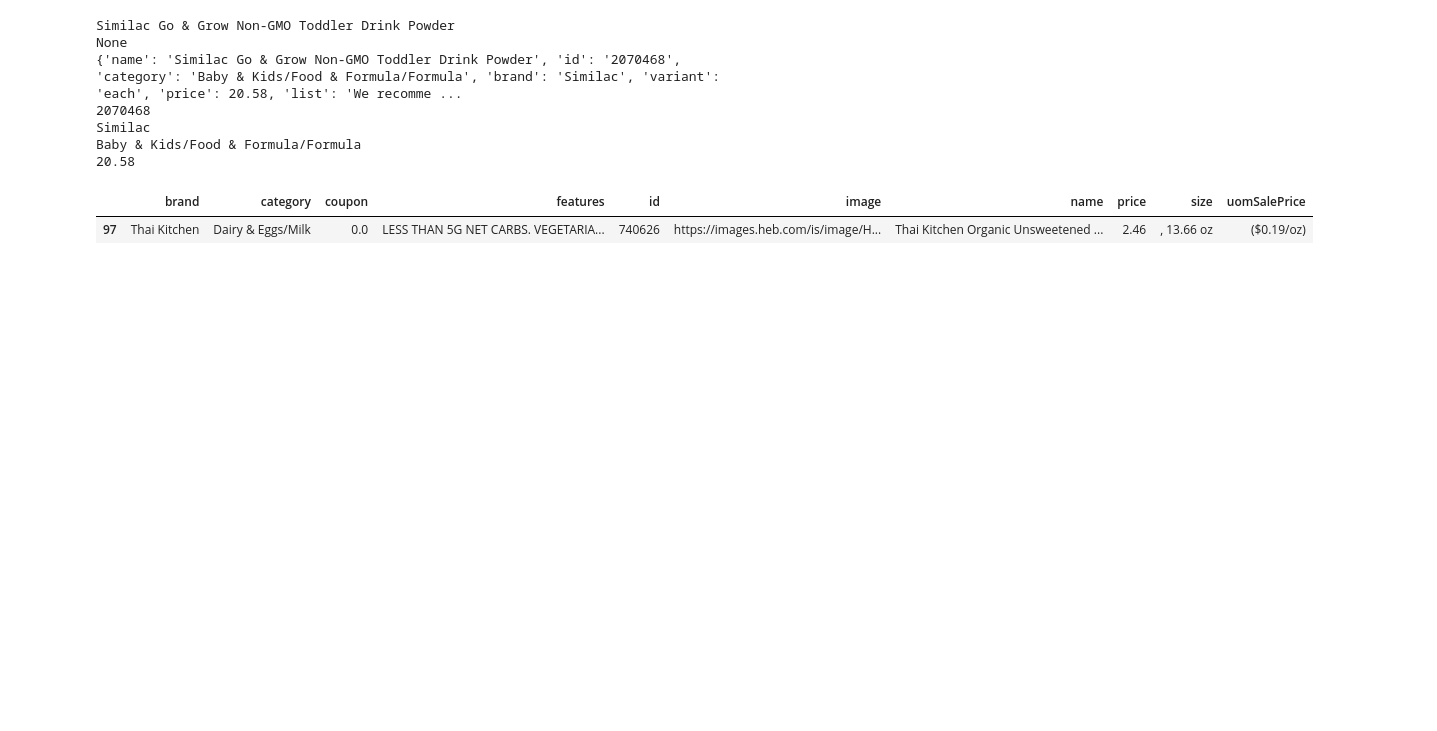
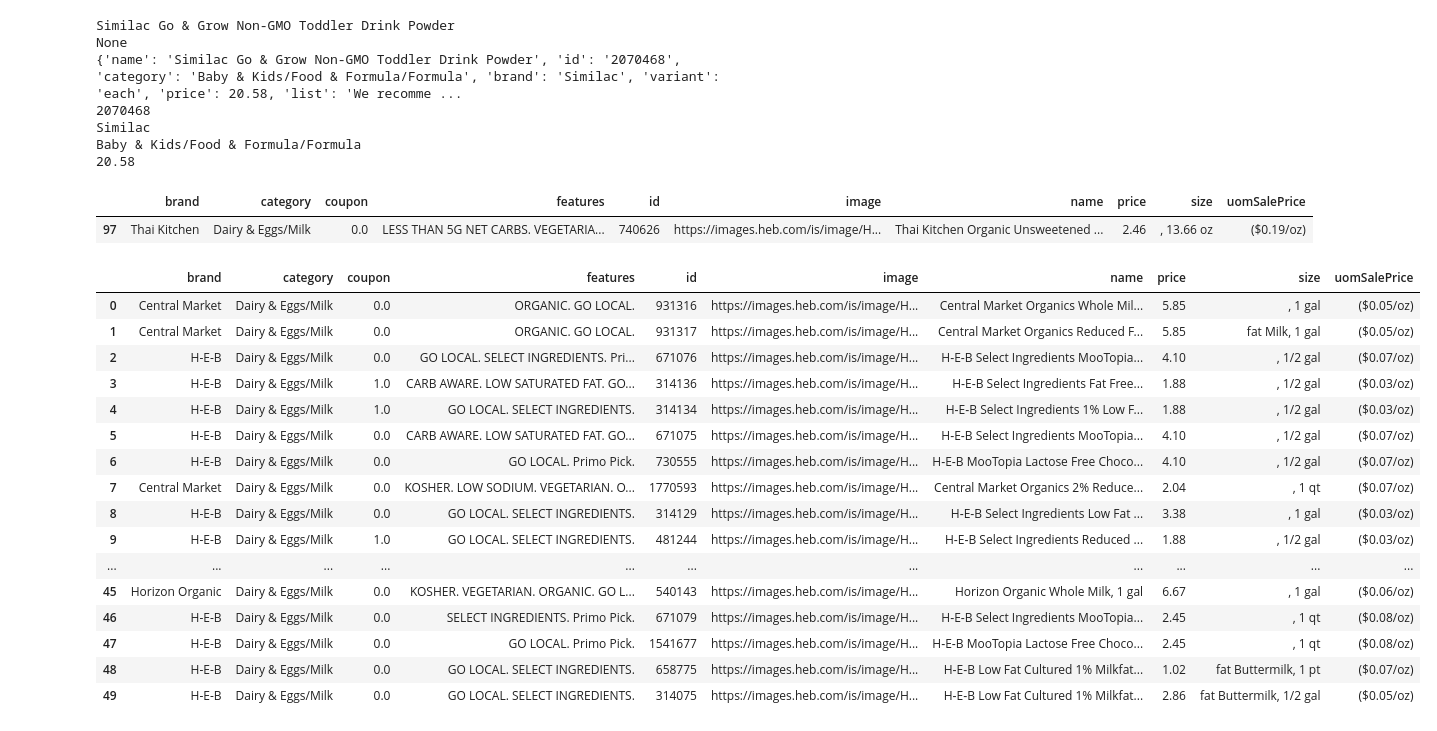
Before and after one commit to ykrasnikov/ETL-project, a Jupyter notebook: NEW _scraping_HEB.ipynb, the cells around one changed output. Cells and saved outputs as stored; diff of their text form; code cells hidden in the pictures; blank space fills up the shorter version.

```diff
--- a/NEW _scraping_HEB.ipynb
+++ b/NEW _scraping_HEB.ipynb
@@ -112,18 +112,21 @@ time.sleep(10)
 # %%
+#scraping through the first page of results
 html = browser.html
 soup = bs(html,"lxml")
 
 page = soup.body.find_all('a',id=re.compile('product-'))
 milks = page
-browser.links.find_by_partial_text('Next').click()
-time.sleep(10)
-for x in range(1,15):
+#had to use find by xpath because one result had the word "Next" in the text
+browser.find_by_xpath('//a[@aria-label="go to next page"]').click()
+time.sleep(1)
+#using a test for whether the next button is present to continue through the rest of the results
+while browser.is_element_present_by_xpath('//a[@aria-label="go to next page"]'):
     html = browser.html
     soup = bs(html,"lxml")
     page = soup.body.find_all('a',id=re.compile('product-'))
     milks.extend(page)
     try:
-        browser.links.find_by_partial_text('Next').click()
-        time.sleep(10)
+        browser.find_by_xpath('//a[@aria-label="go to next page"]').click()
+        time.sleep(1)
     except:
         break
@@ -211,3 +175,23 @@ heb_df.loc[heb_df['name']=='Thai Kitchen Organic Unsweetened Coconut Milk, 13.66
 # %%
 path='data/heb_scrape.csv'
 scrap_df.to_csv(path, index_label=False)
+# %%
+scrap_df.head(50)
+# %% [output]
+|  | brand | category | coupon | features | id | image | name | price | size | uomSalePrice |
+| 0 | Central Market | Dairy & Eggs/Milk | 0.0 | ORGANIC. GO LOCAL. | 931316 | https://images.heb.com/is/image/H... | Central Market Organics Whole Mil... | 5.85 | , 1 gal | ($0.05/oz) |
+| 1 | Central Market | Dairy & Eggs/Milk | 0.0 | ORGANIC. GO LOCAL. | 931317 | https://images.heb.com/is/image/H... | Central Market Organics Reduced F... | 5.85 | fat Milk, 1 gal | ($0.05/oz) |
+| 2 | H-E-B | Dairy & Eggs/Milk | 0.0 | GO LOCAL. SELECT INGREDIENTS. Pri... | 671076 | https://images.heb.com/is/image/H... | H‑E‑B Select Ingredients MooTopia... | 4.10 | , 1/2 gal | ($0.07/oz) |
+| 3 | H-E-B | Dairy & Eggs/Milk | 1.0 | CARB AWARE. LOW SATURATED FAT. GO... | 314136 | https://images.heb.com/is/image/H... | H‑E‑B Select Ingredients Fat Free... | 1.88 | , 1/2 gal | ($0.03/oz) |
+| 4 | H-E-B | Dairy & Eggs/Milk | 1.0 | GO LOCAL. SELECT INGREDIENTS. | 314134 | https://images.heb.com/is/image/H... | H‑E‑B Select Ingredients 1% Low F... | 1.88 | , 1/2 gal | ($0.03/oz) |
+| 5 | H-E-B | Dairy & Eggs/Milk | 0.0 | CARB AWARE. LOW SATURATED FAT. GO... | 671075 | https://images.heb.com/is/image/H... | H‑E‑B Select Ingredients MooTopia... | 4.10 | , 1/2 gal | ($0.07/oz) |
+| 6 | H-E-B | Dairy & Eggs/Milk | 0.0 | GO LOCAL. Primo Pick. | 730555 | https://images.heb.com/is/image/H... | H‑E‑B MooTopia Lactose Free Choco... | 4.10 | , 1/2 gal | ($0.07/oz) |
+| 7 | Central Market | Dairy & Eggs/Milk | 0.0 | KOSHER. LOW SODIUM. VEGETARIAN. O... | 1770593 | https://images.heb.com/is/image/H... | Central Market Organics 2% Reduce... | 2.04 | , 1 qt | ($0.07/oz) |
+| 8 | H-E-B | Dairy & Eggs/Milk | 0.0 | GO LOCAL. SELECT INGREDIENTS. | 314129 | https://images.heb.com/is/image/H... | H‑E‑B Select Ingredients Low Fat ... | 3.38 | , 1 gal | ($0.03/oz) |
+| 9 | H-E-B | Dairy & Eggs/Milk | 1.0 | GO LOCAL. SELECT INGREDIENTS. | 481244 | https://images.heb.com/is/image/H... | H‑E‑B Select Ingredients Reduced ... | 1.88 | , 1/2 gal | ($0.03/oz) |
+| ... | ... | ... | ... | ... | ... | ... | ... | ... | ... | ... |
+| 45 | Horizon Organic | Dairy & Eggs/Milk | 0.0 | KOSHER. VEGETARIAN. ORGANIC. GO L... | 540143 | https://images.heb.com/is/image/H... | Horizon Organic Whole Milk, 1 gal | 6.67 | , 1 gal | ($0.06/oz) |
+| 46 | H-E-B | Dairy & Eggs/Milk | 0.0 | SELECT INGREDIENTS. Primo Pick. | 671079 | https://images.heb.com/is/image/H... | H‑E‑B Select Ingredients MooTopia... | 2.45 | , 1 qt | ($0.08/oz) |
+| 47 | H-E-B | Dairy & Eggs/Milk | 0.0 | GO LOCAL. Primo Pick. | 1541677 | https://images.heb.com/is/image/H... | H‑E‑B MooTopia Lactose Free Choco... | 2.45 | , 1 qt | ($0.08/oz) |
+| 48 | H-E-B | Dairy & Eggs/Milk | 0.0 | GO LOCAL. SELECT INGREDIENTS. | 658775 | https://images.heb.com/is/image/H... | H‑E‑B Low Fat Cultured 1% Milkfat... | 1.02 | fat Buttermilk, 1 pt | ($0.07/oz) |
+| 49 | H-E-B | Dairy & Eggs/Milk | 0.0 | GO LOCAL. SELECT INGREDIENTS. | 314075 | https://images.heb.com/is/image/H... | H‑E‑B Low Fat Cultured 1% Milkfat... | 2.86 | fat Buttermilk, 1/2 gal | ($0.05/oz) |
```
Also changed, not shown: parts of 5 cells of this notebook.
